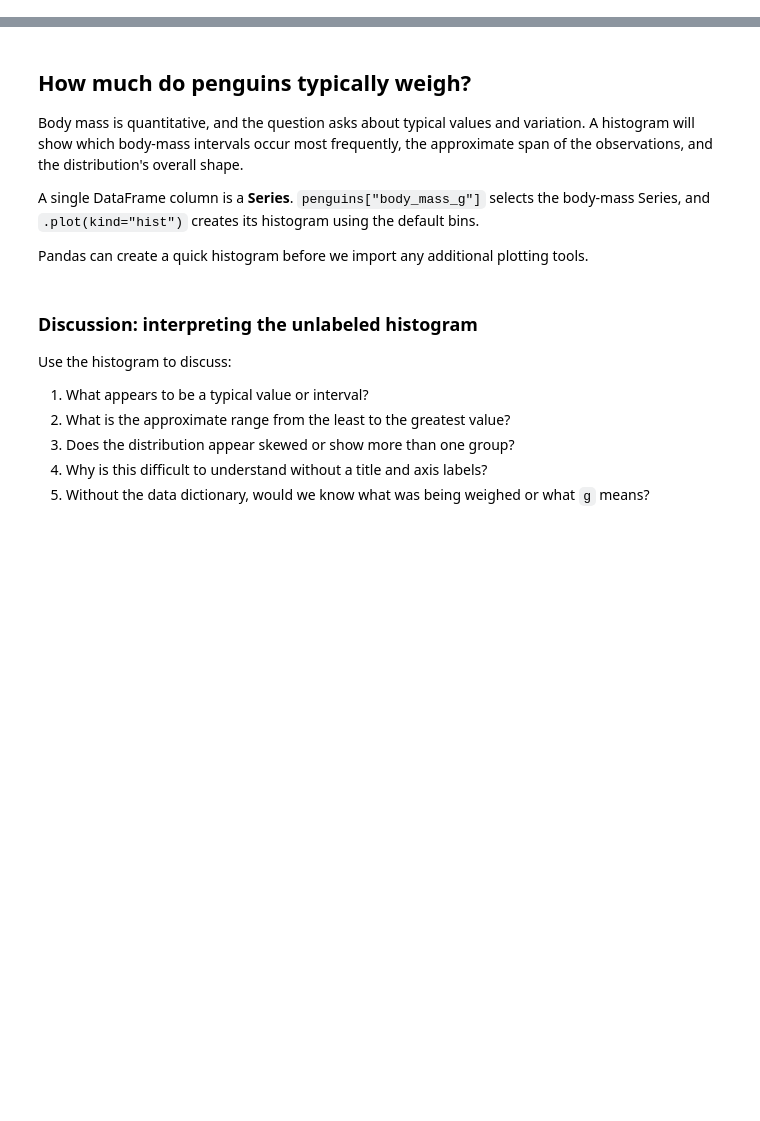
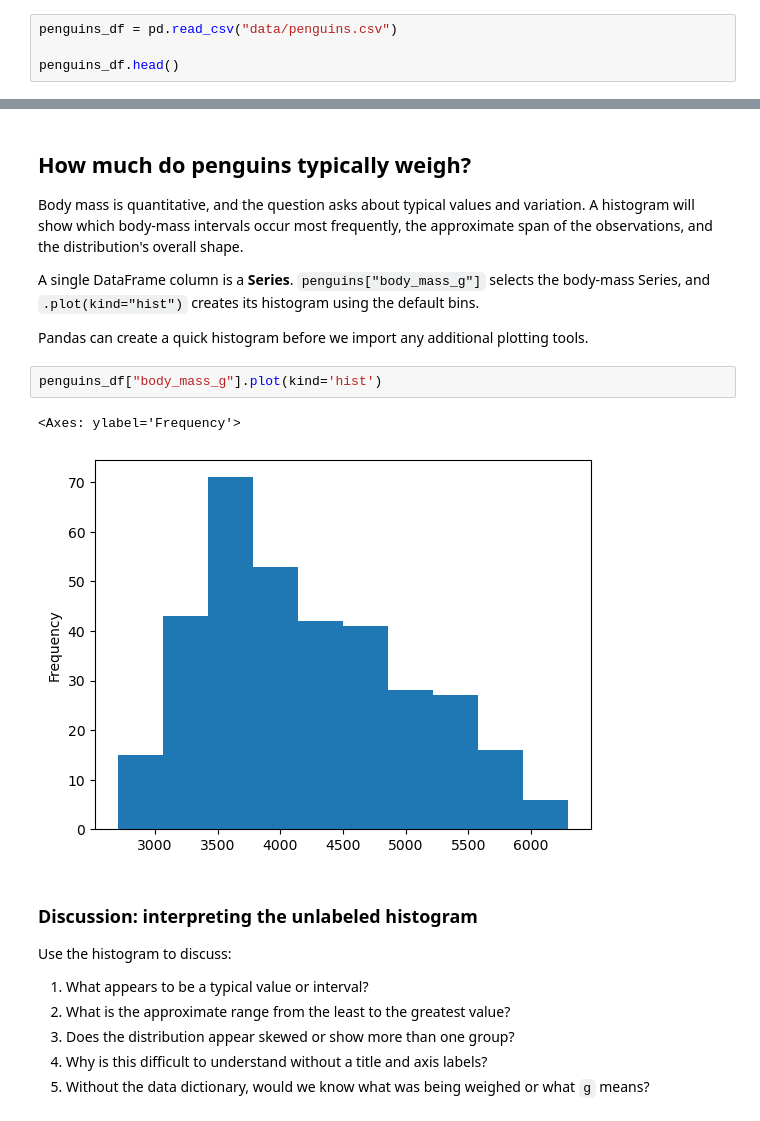
Before and after one commit to Chelsea-Myers/Data_Visualization_and_Modeling_Campus, a Jupyter notebook: week01/lecture/Lecture - Data Visualization and Visual Thinking.ipynb, the cells around one changed output, grey strips where cells are left out. Saved outputs shown, nothing was run; the diff lists cells and outputs as text; blank space fills up the shorter version.

```diff
--- a/week01/lecture/Lecture - Data Visualization and Visual Thinking.ipynb
+++ b/week01/lecture/Lecture - Data Visualization and Visual Thinking.ipynb
@@ -39,3 +44,7 @@ The import cell makes Pandas available. It does not load our data yet.
 ## Read a data file
 
 The `read_csv()` function reads a comma-separated values file and returns a Pandas **DataFrame**. A DataFrame is a table with rows and columns.
+# %%
+penguins_df = pd.read_csv("data/penguins.csv")
+
+penguins_df.head()
@@ -213,6 +301,11 @@ Body mass is quantitative, and the question asks about typical values and variat
 A single DataFrame column is a **Series**. `penguins["body_mass_g"]` selects the body-mass Series, and `.plot(kind="hist")` creates its histogram using the default bins.
 
 Pandas can create a quick histogram before we import any additional plotting tools.
+# %%
+penguins_df["body_mass_g"].plot(kind='hist')
+# %% [output]
+<Axes: ylabel='Frequency'>
+[figure, added]
 # %% [markdown]
 ### Discussion: interpreting the unlabeled histogram
 
```
Also changed, not shown: parts of 26 cells of this notebook.
